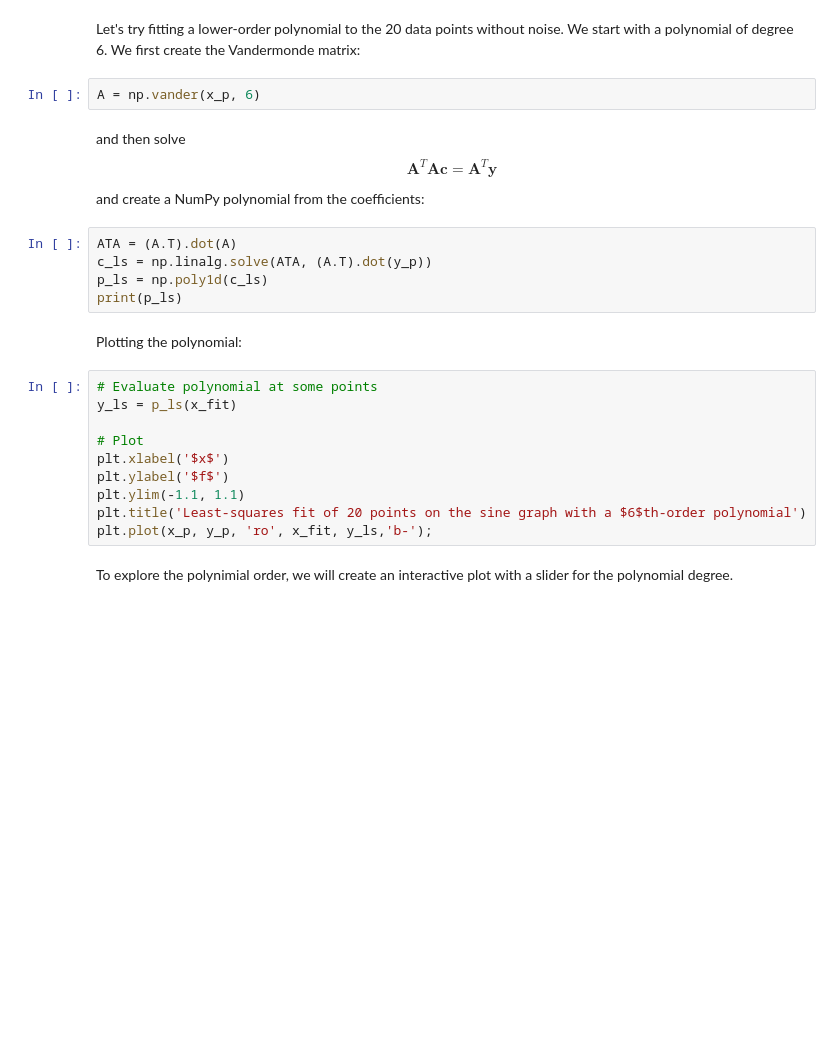
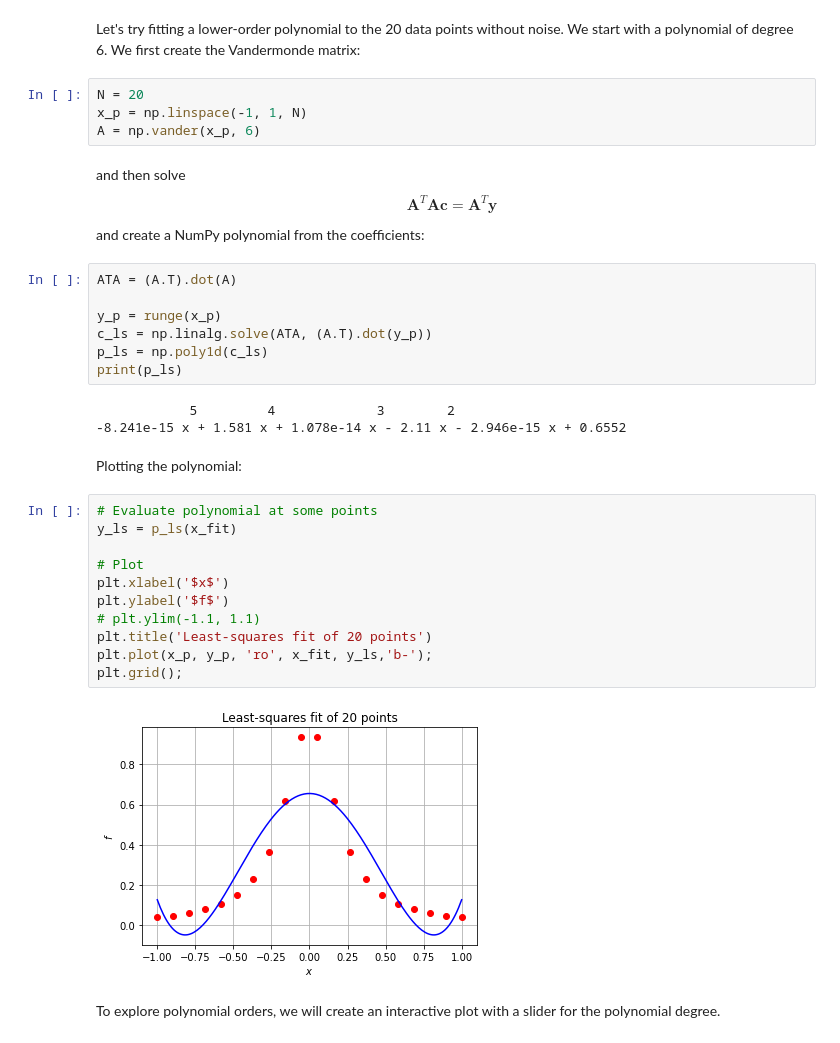
Before and after one commit to garth-wells/notebooks-3M1, a Jupyter notebook: 02-LeastSquares.ipynb, the cells around one changed output. Cells and saved outputs as stored; diff of their text form; blank space fills up the shorter version.

```diff
--- a/02-LeastSquares.ipynb
+++ b/02-LeastSquares.ipynb
@@ -463,28 +430,38 @@ and $\boldsymbol{y}$ contains the 20 points we want to fit.
 # %% [markdown]
 Let's try fitting a lower-order polynomial to the 20 data points without noise. We start with a polynomial of degree 6. We first create the Vandermonde matrix:
-# %%
-A = np.vander(x_p, 6)
+# %%
+N = 20
+x_p = np.linspace(-1, 1, N)
+A = np.vander(x_p, 6)
 # %% [markdown]
 and then solve $$\boldsymbol{A}^{T}\boldsymbol{A} \boldsymbol{c} = \boldsymbol{A}^{T} \boldsymbol{y}$$ and create a NumPy polynomial from the coefficients:
 # %%
 ATA = (A.T).dot(A)
+
+y_p = runge(x_p)
 c_ls = np.linalg.solve(ATA, (A.T).dot(y_p))
 p_ls = np.poly1d(c_ls)
 print(p_ls)
+# %% [output]
+            5         4             3        2
+-8.241e-15 x + 1.581 x + 1.078e-14 x - 2.11 x - 2.946e-15 x + 0.6552
 # %% [markdown]
 Plotting the polynomial:
 # %%
 # Evaluate polynomial at some points
 y_ls = p_ls(x_fit)
 
 # Plot
 plt.xlabel('$x$')
 plt.ylabel('$f$')
-plt.ylim(-1.1, 1.1)
-plt.title('Least-squares fit of 20 points on the sine graph with a $6$th-order polynomial')
+# plt.ylim(-1.1, 1.1)
+plt.title('Least-squares fit of 20 points')
 plt.plot(x_p, y_p, 'ro', x_fit, y_ls,'b-');
+plt.grid();
+# %% [output]
+[figure, added]
 # %% [markdown]
-To explore the polynimial order, we will create an interactive plot with a slider for the polynomial degree.
+To explore polynomial orders, we will create an interactive plot with a slider for the polynomial degree.
 # %%
 @interact(order=(0, 19))
 def plot(order):
```
Also changed, not shown: parts of 68 cells of this notebook, 1 other file.
